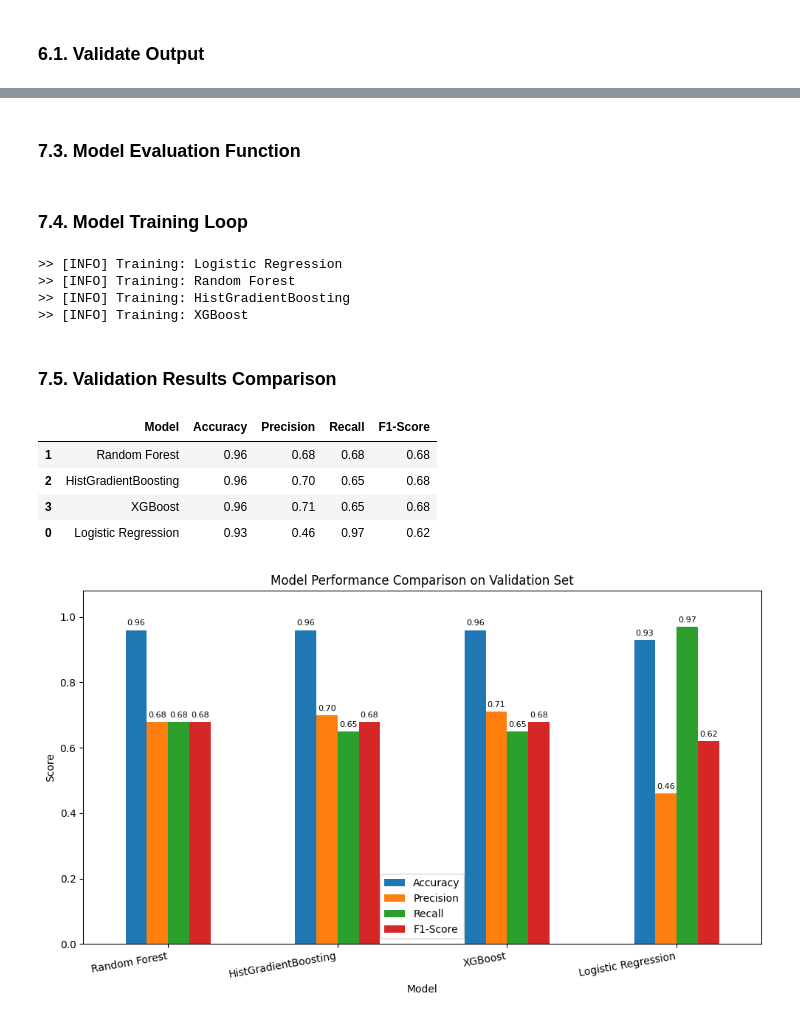
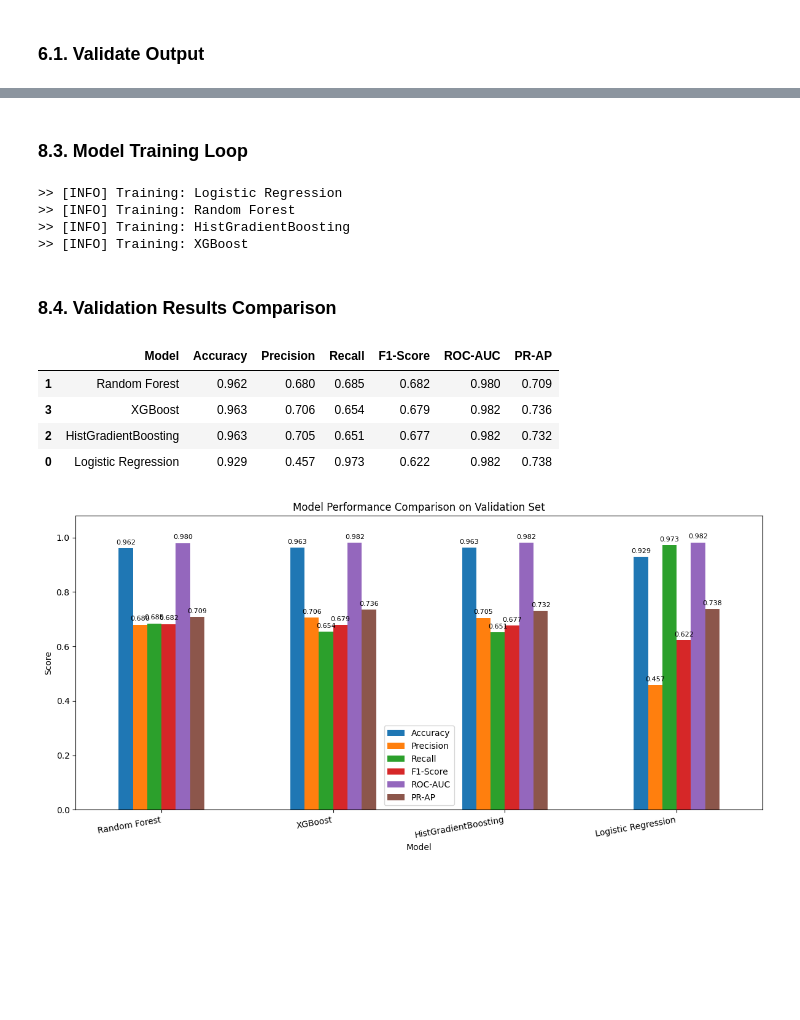
Before and after one commit to DavidF-22/ICT5101-IoT_Project, a Jupyter notebook: PartB/src/IoT_PartB_Predictive_Maintenance.ipynb, the cells around one changed output, grey strips where cells are left out. Saved outputs shown, nothing was run; the diff lists cells and outputs as text; code cells hidden in the pictures; blank space fills up the shorter version.

```diff
--- a/PartB/src/IoT_PartB_Predictive_Maintenance.ipynb
+++ b/PartB/src/IoT_PartB_Predictive_Maintenance.ipynb
@@ -368,4 +533,7 @@ print(f">> Train/Test columns match: {X_train.columns.equals(X_test.columns)}")
 OUTPUT_DIR = Path("../Out")
 MODEL_PATH = Path(f"{OUTPUT_DIR}/models")
 MODEL_PATH.mkdir(parents=True, exist_ok=True)
+
+VAL_COMPARISON_PATH = MODEL_PATH/"val_comparison_plot"
+VAL_COMPARISON_PATH.mkdir(parents=True, exist_ok=True)
 # %% [markdown]
@@ -415,5 +583,3 @@ models = {
         )
     }
 }
-# %% [markdown]
-### 7.3. Model Evaluation Function
@@ -431,18 +586,22 @@ def evaluate_model(model_name, model, X, y):
 # %% [markdown]
-### 7.4. Model Training Loop
+### 8.3. Model Training Loop
 # %%
 results = []
+model_name_lookup = {}
+trained_models = {}
 
 for model_name, config in models.items():
     model = config["model"]
+    new_model_name = safe_file_name(model_name)
+    model_name_lookup[new_model_name] = model_name
 
     print(f">> [INFO] Training: {model_name}")
 
     model.fit(X_train, y_train)
+    trained_models[model_name] = model
 
     # Save model
-    safe_model_name = model_name.lower().replace(" ", "_").replace("-", "_")
-    model_path = MODEL_PATH / f"{safe_model_name}.joblib"
+    model_path = MODEL_PATH/f"{new_model_name}.joblib"
     joblib.dump(model, model_path)
 
     result = evaluate_model(
@@ -454,47 +613,29 @@ for model_name, config in models.items():
 
     results.append(result)
 
-results_df = pd.DataFrame(results).round(2)
+results_df = pd.DataFrame(results).sort_values(by="F1-Score", ascending=False)
 # %% [output]
 >> [INFO] Training: Logistic Regression
 >> [INFO] Training: Random Forest
 >> [INFO] Training: HistGradientBoosting
 >> [INFO] Training: XGBoost
 # %% [markdown]
-### 7.5. Validation Results Comparison
+### 8.4. Validation Results Comparison
 # %%
-results_df = results_df.sort_values(by="F1-Score", ascending=False)
-display(results_df)
+display(results_df.round(3))
 # %% [output]
-|  | Model | Accuracy | Precision | Recall | F1-Score |
-| 1 | Random Forest | 0.96 | 0.68 | 0.68 | 0.68 |
-| 2 | HistGradientBoosting | 0.96 | 0.70 | 0.65 | 0.68 |
-| 3 | XGBoost | 0.96 | 0.71 | 0.65 | 0.68 |
-| 0 | Logistic Regression | 0.93 | 0.46 | 0.97 | 0.62 |
+|  | Model | Accuracy | Precision | Recall | F1-Score | ROC-AUC | PR-AP |
+| 1 | Random Forest | 0.962 | 0.680 | 0.685 | 0.682 | 0.980 | 0.709 |
+| 3 | XGBoost | 0.963 | 0.706 | 0.654 | 0.679 | 0.982 | 0.736 |
+| 2 | HistGradientBoosting | 0.963 | 0.705 | 0.651 | 0.677 | 0.982 | 0.732 |
+| 0 | Logistic Regression | 0.929 | 0.457 | 0.973 | 0.622 | 0.982 | 0.738 |
-# %%
-def plot_metric_comparison(df, dataset, save_path):
-    ax = df.set_index("Model")[["Accuracy", "Precision", "Recall", "F1-Score"]].plot(
-        kind="bar",
-        figsize=(10, 6)
-    )
-
-    # Add value labels on top of each bar
-    for container in ax.containers:
-        ax.bar_label(container, fmt="%.2f", padding=3, fontsize=8)
-
-    plt.title(f"Model Performance Comparison on {dataset}")
-    plt.ylabel("Score")
-    plt.xlabel("Model")
-    plt.xticks(rotation=10, ha="right")
-    plt.ylim(0, 1.08)   # Give labels some space above the bars
-    plt.tight_layout()
-    plt.savefig(save_path)
-    plt.show()
 # %%
+results_df.round(3).to_csv(VAL_COMPARISON_PATH/"val_results_summary.csv", index=False)
+
 plot_metric_comparison(
     df=results_df,
     dataset="Validation Set",
-    save_path=f"{MODEL_PATH}/model_performance_comparison_plot.png"
+    save_path=f"{VAL_COMPARISON_PATH}/val_model_performance_comparison.png"
 )
 # %% [output]
-[figure, old version]
+[figure, new version]
```
Also changed, not shown: parts of 34 cells of this notebook.
